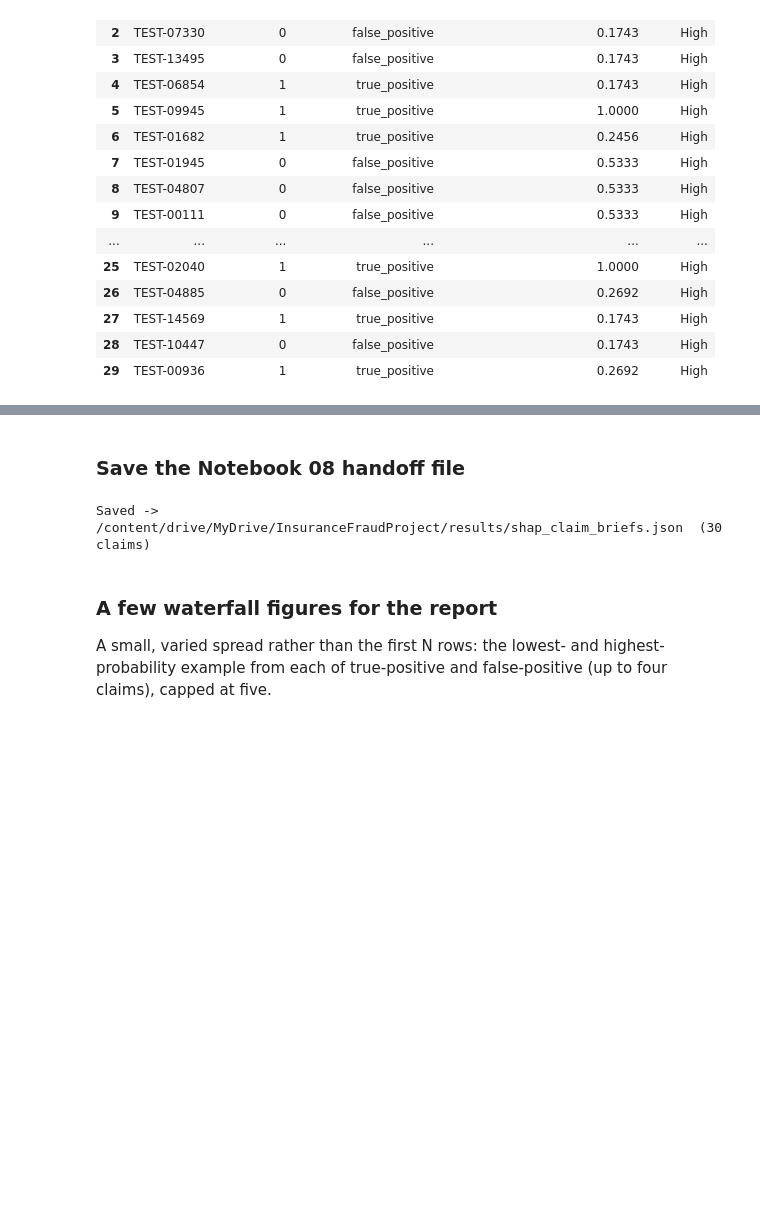
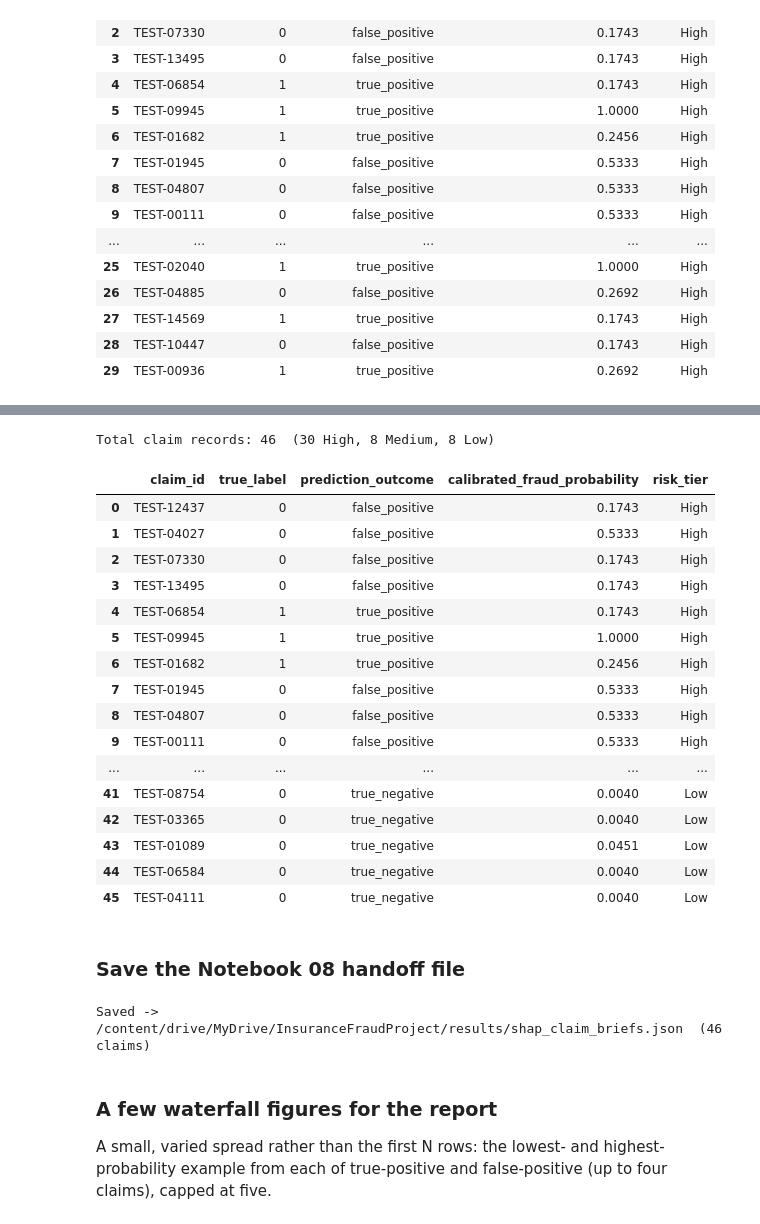
Before and after one commit to leen449/insurance-fraud-detection, a Jupyter notebook: notebooks/07_shap_explainability.ipynb, the cells around one changed output, grey strips where cells are left out. Drawn from its saved outputs; the diff is of its cells as text; code cells hidden in the pictures; blank space fills up the shorter version.

```diff
--- a/notebooks/07_shap_explainability.ipynb
+++ b/notebooks/07_shap_explainability.ipynb
@@ -981,3 +1045,40 @@ Built 30 self-contained claim records.
+# %%
+medium_low_idx = np.concatenate([sampled_medium, sampled_low]).astype(int)
+medium_low_records = [build_claim_record(i) for i in medium_low_idx]
+
+claim_records = claim_records + medium_low_records
+sample_idx = np.concatenate([sample_idx, medium_low_idx]).astype(int)
+
+assert len(claim_records) == len(set(c["claim_id"] for c in claim_records)), (
+    "Duplicate claim_id after appending the Medium/Low sample."
+)
+
+n_high_sampled = sum(c["risk_tier"] == "High" for c in claim_records)
+n_medium_sampled = sum(c["risk_tier"] == "Medium" for c in claim_records)
+n_low_sampled = sum(c["risk_tier"] == "Low" for c in claim_records)
+print(f"Total claim records: {len(claim_records)}  "
+      f"({n_high_sampled} High, {n_medium_sampled} Medium, {n_low_sampled} Low)")
+display(pd.DataFrame(claim_records)[["claim_id", "true_label", "prediction_outcome",
+                                      "calibrated_fraud_probability", "risk_tier"]])
+# %% [output]
+Total claim records: 46  (30 High, 8 Medium, 8 Low)
+|  | claim_id | true_label | prediction_outcome | calibrated_fraud_probability | risk_tier |
+| 0 | TEST-12437 | 0 | false_positive | 0.1743 | High |
+| 1 | TEST-04027 | 0 | false_positive | 0.5333 | High |
+| 2 | TEST-07330 | 0 | false_positive | 0.1743 | High |
+| 3 | TEST-13495 | 0 | false_positive | 0.1743 | High |
+| 4 | TEST-06854 | 1 | true_positive | 0.1743 | High |
+| 5 | TEST-09945 | 1 | true_positive | 1.0000 | High |
+| 6 | TEST-01682 | 1 | true_positive | 0.2456 | High |
+| 7 | TEST-01945 | 0 | false_positive | 0.5333 | High |
+| 8 | TEST-04807 | 0 | false_positive | 0.5333 | High |
+| 9 | TEST-00111 | 0 | false_positive | 0.5333 | High |
+| ... | ... | ... | ... | ... | ... |
+| 41 | TEST-08754 | 0 | true_negative | 0.0040 | Low |
+| 42 | TEST-03365 | 0 | true_negative | 0.0040 | Low |
+| 43 | TEST-01089 | 0 | true_negative | 0.0451 | Low |
+| 44 | TEST-06584 | 0 | true_negative | 0.0040 | Low |
+| 45 | TEST-04111 | 0 | true_negative | 0.0040 | Low |
 # %% [markdown]
 ### Save the Notebook 08 handoff file
 # %%
@@ -995,13 +1096,19 @@ shap_export = {
         "n_claims": len(claim_records),
         "n_true_positive": int(sum(c["prediction_outcome"] == "true_positive" for c in claim_records)),
         "n_false_positive": int(sum(c["prediction_outcome"] == "false_positive" for c in claim_records)),
+        "n_high_tier": int(sum(c["risk_tier"] == "High" for c in claim_records)),
+        "n_medium_tier": int(sum(c["risk_tier"] == "Medium" for c in claim_records)),
+        "n_low_tier": int(sum(c["risk_tier"] == "Low" for c in claim_records)),
         "confidence_bands": [str(b) for b in CONFIDENCE_BAND_EDGES],
         "logic": (
-            "Up to 15 true-positive and 15 false-positive flagged claims (frozen "
-            f"{operating_threshold} threshold), sampled round-robin across calibrated-"
-            "probability confidence bands, random_state=42. All flagged claims are "
-            "risk_tier=High in this project (high_min == operating_threshold by "
-            "construction), so confidence bands stand in for a tier spread."
+            "High tier: up to 15 true-positive and 15 false-positive flagged claims "
+            f"(frozen {operating_threshold} threshold - risk_tier=High and flagged are "
+            "the same set by construction), sampled round-robin across calibrated-"
+            "probability confidence bands. Medium and Low tiers: up to 8 claims each, "
+            "sampled uniformly at random from the genuine test-set rows the frozen "
+            "test_risk_tier assignment (risk_config.json boundaries, unchanged) places "
+            "in that tier. All sampling uses random_state=42 for reproducibility; every "
+            "claim below is a real test-set row, never a synthesized one."
         ),
     },
     "shap_explanation_notes": (
@@ -1024,7 +1131,7 @@ with open(SHAP_EXPORT_PATH, "w", encoding="utf-8") as f:
 saved_files.append(SHAP_EXPORT_PATH)
 print(f"Saved -> {SHAP_EXPORT_PATH}  ({len(claim_records)} claims)")
 # %% [output]
-Saved -> /content/drive/MyDrive/InsuranceFraudProject/results/shap_claim_briefs.json  (30 claims)
+Saved -> /content/drive/MyDrive/InsuranceFraudProject/results/shap_claim_briefs.json  (46 claims)
 # %% [markdown]
 ### A few waterfall figures for the report
 
```
Also changed, not shown: parts of 7 cells of this notebook, 8 other files.
